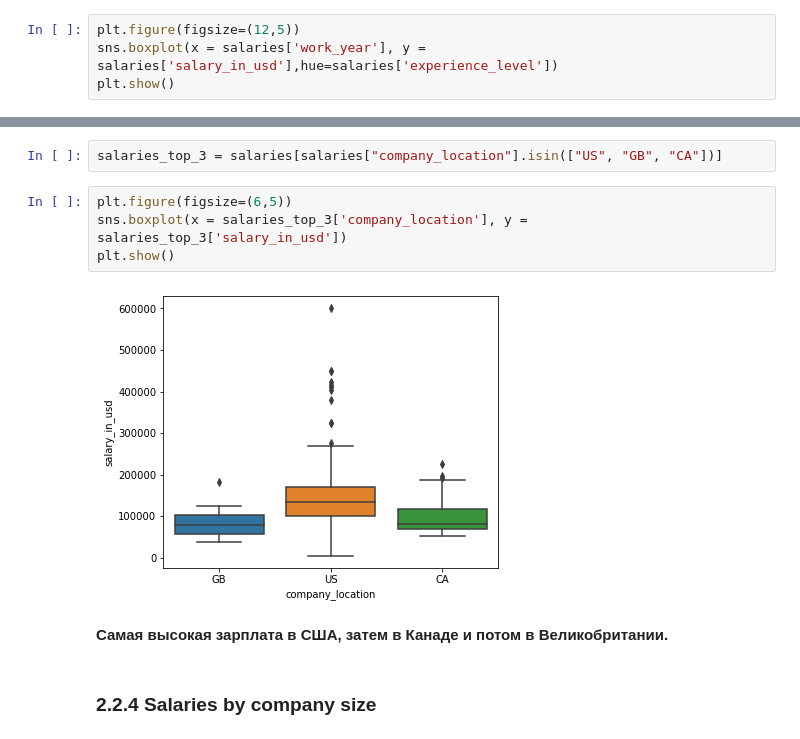
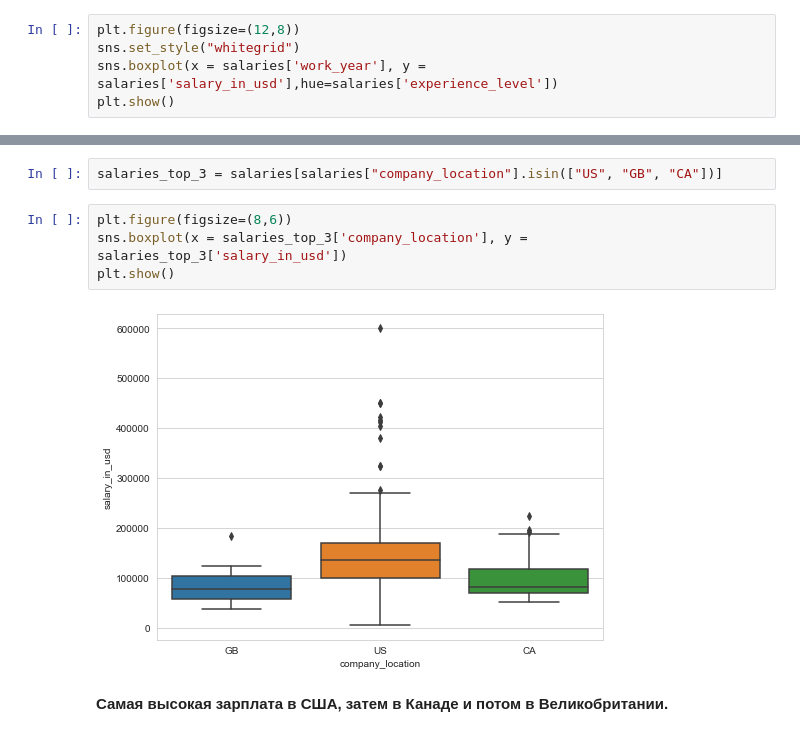
Before and after one commit to Igorm525/DA_projects, a Jupyter notebook: salaries_in_DS.ipynb, the cells around one changed output, grey strips where cells are left out. Drawn from its saved outputs; the diff is of its cells as text.

```diff
--- a/salaries_in_DS.ipynb
+++ b/salaries_in_DS.ipynb
@@ -179,7 +183,8 @@ univariate_plot_1(df = salaries, x="company_location", xlabel="company_location"
 # %% [markdown]
 ### 2.2.1 Salary in usd by work year
 # %%
-plt.figure(figsize=(12,5))
+plt.figure(figsize=(12,8))
+sns.set_style("whitegrid")
 sns.boxplot(x = salaries['work_year'], y = salaries['salary_in_usd'],hue=salaries['experience_level'])
 plt.show()
 # %% [output]
@@ -201,12 +218,10 @@ plt.show()
 # %%
 salaries_top_3 = salaries[salaries["company_location"].isin(["US", "GB", "CA"])]
 # %%
-plt.figure(figsize=(6,5))
+plt.figure(figsize=(8,6))
 sns.boxplot(x = salaries_top_3['company_location'], y = salaries_top_3['salary_in_usd'])
 plt.show()
 # %% [output]
-[figure, old version]
+[figure, new version]
 # %% [markdown]
 **Самая высокая зарплата в США, затем в Канаде и потом в Великобритании.**
-# %% [markdown]
-### 2.2.4 Salaries by company size
```
Also changed, not shown: parts of 22 cells of this notebook.
